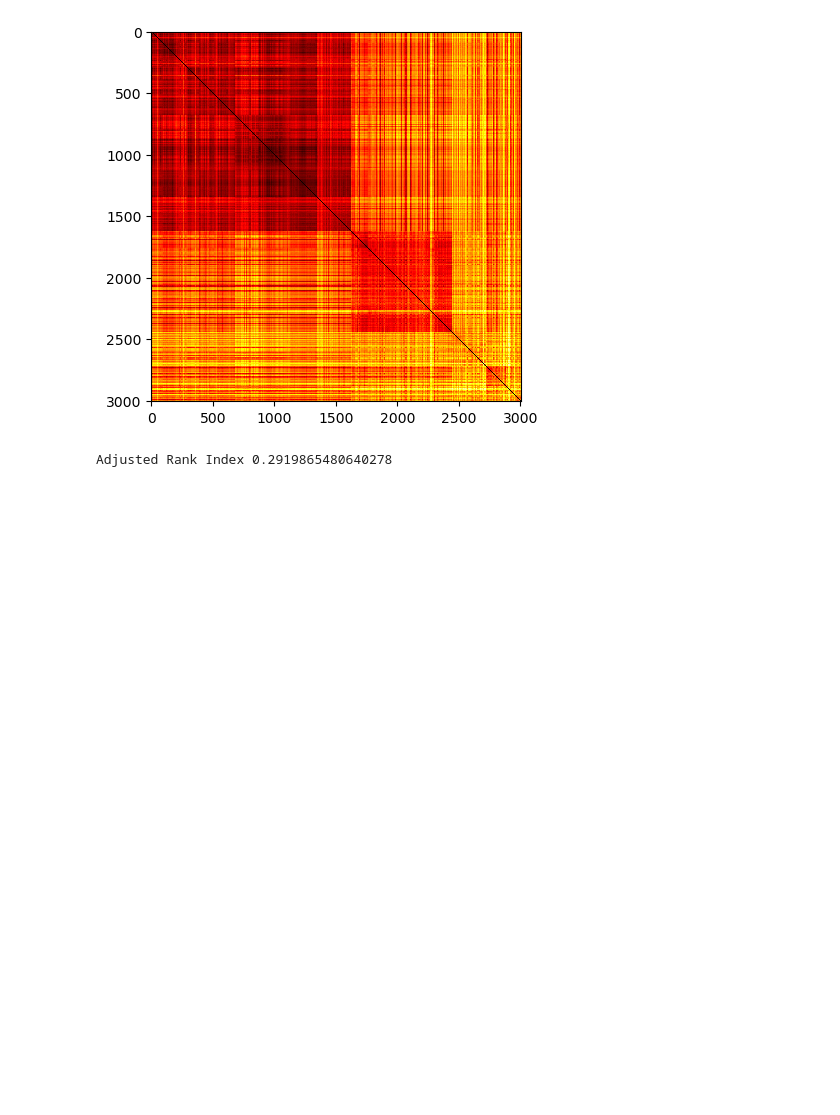
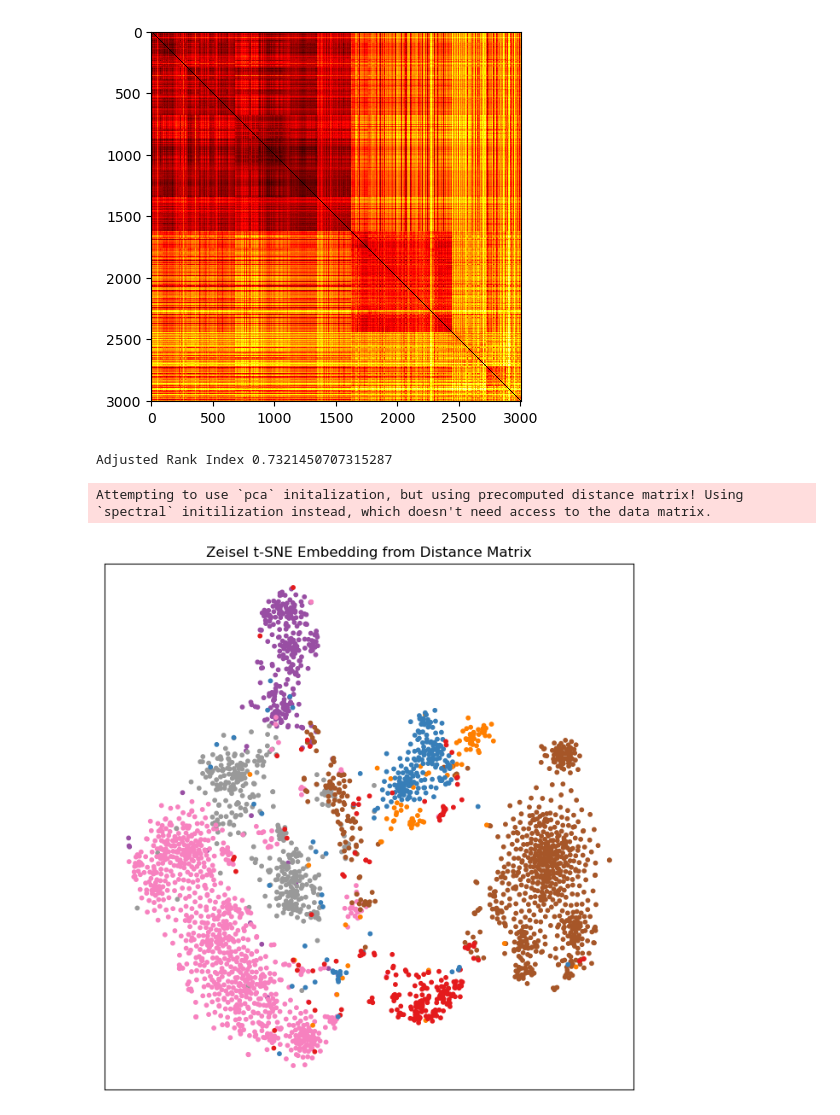
Before and after one commit to pierrehouedry/DifferentiableHyperbolicity, a Jupyter notebook: hyperbolicity/expes/single_cell.ipynb, the cells around one changed output. Cells and saved outputs as stored; diff of their text form; code cells hidden in the pictures; blank space fills up the shorter version.

```diff
--- a/hyperbolicity/expes/single_cell.ipynb
+++ b/hyperbolicity/expes/single_cell.ipynb
@@ -47,6 +46,7 @@ def cosine_distance_matrix(X):
 
 X_torch = torch.from_numpy(X)
 distance = cosine_distance_matrix(X_torch).numpy()
+distance[distance < 0] = 0
 
 plt.imshow(distance, cmap='hot', interpolation='nearest')
 # %% [output]
@@ -56,13 +56,29 @@ plt.imshow(distance, cmap='hot', interpolation='nearest')
 from sklearn.cluster import AgglomerativeClustering
 
 #clustering = AgglomerativeClustering(metric="cosine",linkage='complete',n_clusters=7).fit(X)
-clustering = AgglomerativeClustering(n_clusters=7).fit(X)
+clustering = AgglomerativeClustering(n_clusters=13).fit(X)
 
 labels = clustering.labels_
 
 from sklearn.metrics import adjusted_rand_score
 
-ari = adjusted_rand_score(Y[0],clustering.labels_)
+ari = adjusted_rand_score(Y,clustering.labels_)
 print('Adjusted Rank Index',ari)
 # %% [output]
-Adjusted Rank Index 0.2919865480640278
+Adjusted Rank Index 0.7321450707315287
+# %%
+import openTSNE
+tsne = openTSNE.TSNE(perplexity=10,metric="precomputed",random_state=42)
+embedding = tsne.fit(distance)
+# %% [output]
+Attempting to use `pca` initalization, but using precomputed distance matrix! Using `spectral` initilization instead, which doesn't need access to the data matrix.
+# %%
+# Plot the embedding
+plt.figure(figsize=(8, 8))
+plt.scatter(embedding[:, 0], embedding[:, 1],c=Y[0],s=10,cmap='Set1')
+plt.title("Zeisel t-SNE Embedding from Distance Matrix")
+plt.xticks([])
+plt.yticks([])
+plt.show()
+# %% [output]
+[figure, added]
```
Also changed, not shown: parts of 1 cell of this notebook, 1 other file.
